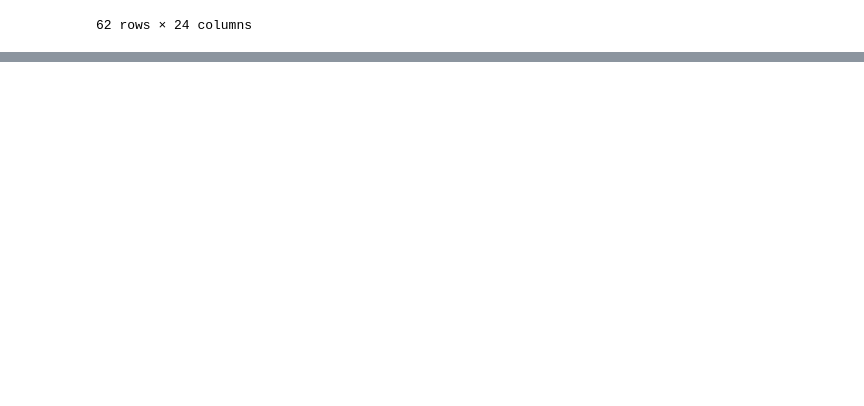
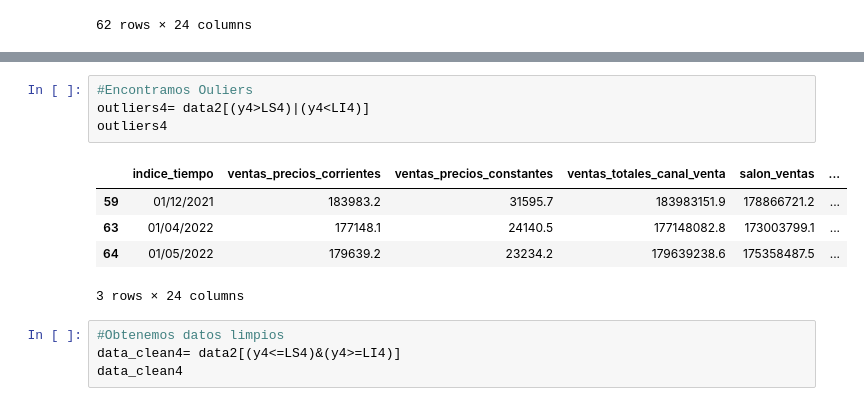
Before and after one commit to MaferLedmar/Actividad-3_Mf, a Jupyter notebook: Outliers_cool.ipynb, the cells around one changed output, grey strips where cells are left out. Saved outputs shown, nothing was run; the diff lists cells and outputs as text; blank space fills up the shorter version.

```diff
--- a/Outliers_cool.ipynb
+++ b/Outliers_cool.ipynb
@@ -272,0 +498,14 @@ salon_ventas
+# %%
+#Encontramos Ouliers
+outliers4= data2[(y4>LS4)|(y4<LI4)]
+outliers4
+# %% [output]
+|  | indice_tiempo | ventas_precios_corrientes | ventas_precios_constantes | ventas_totales_canal_venta | salon_ventas | ... |
+| 59 | 01/12/2021 | 183983.2 | 31595.7 | 183983151.9 | 178866721.2 | ... |
+| 63 | 01/04/2022 | 177148.1 | 24140.5 | 177148082.8 | 173003799.1 | ... |
+| 64 | 01/05/2022 | 179639.2 | 23234.2 | 179639238.6 | 175358487.5 | ... |
+3 rows × 24 columns
+# %%
+#Obtenemos datos limpios
+data_clean4= data2[(y4<=LS4)&(y4>=LI4)]
+data_clean4
```
Also changed, not shown: parts of 23 cells of this notebook.
